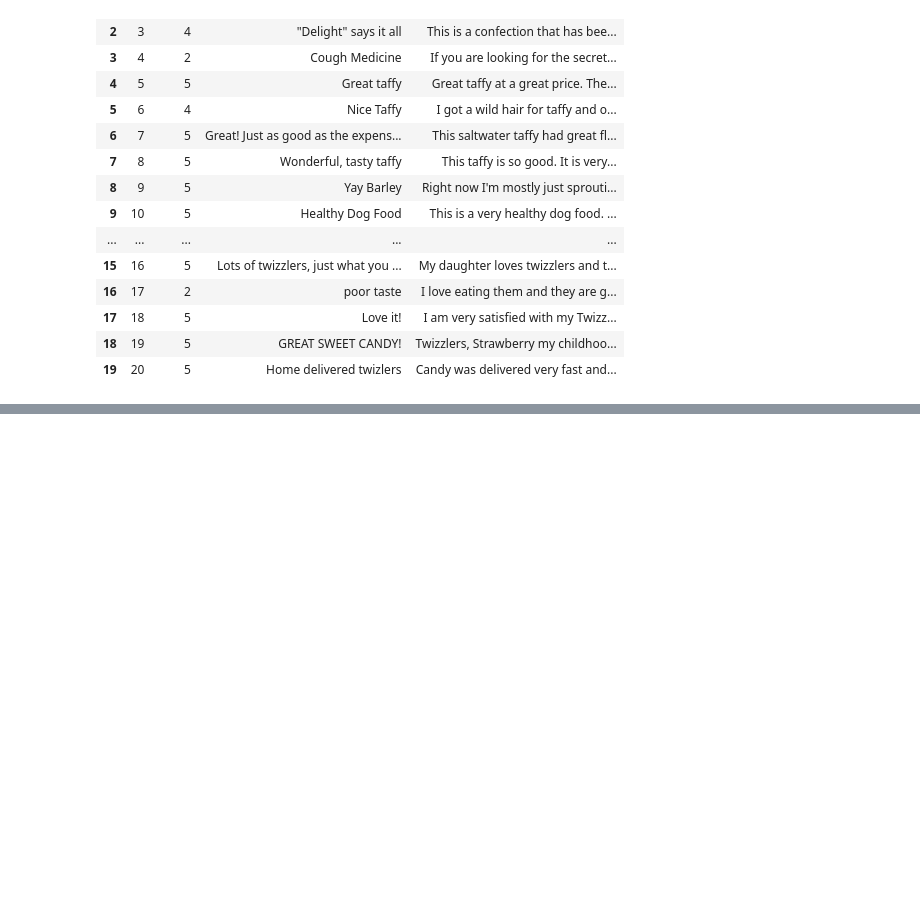
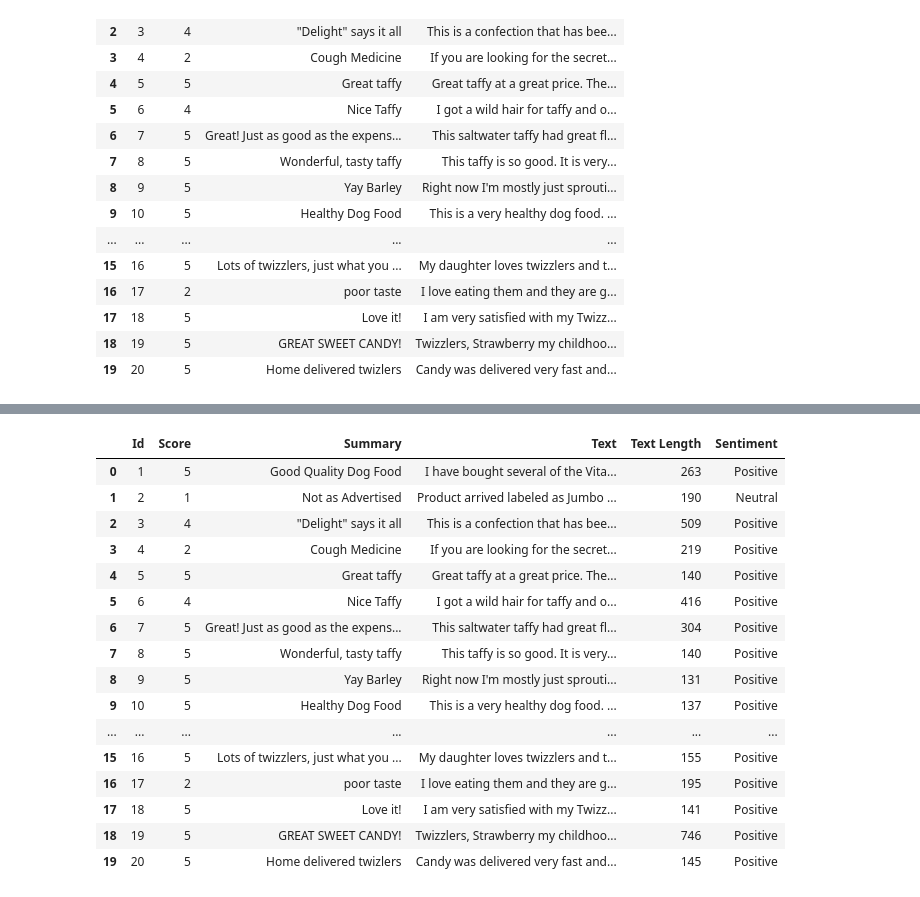
Before and after one commit to lenasarien/PFE-M2-DA, a Jupyter notebook: notebooks/Analyse_sentiments.ipynb, the cells around one changed output, grey strips where cells are left out. Drawn from its saved outputs; the diff is of its cells as text; code cells hidden in the pictures; blank space fills up the shorter version.

```diff
--- a/notebooks/Analyse_sentiments.ipynb
+++ b/notebooks/Analyse_sentiments.ipynb
@@ -57,0 +127,20 @@ reviews.head(20)
+# %%
+reviews.head(20)
+# %% [output]
+|  | Id | Score | Summary | Text | Text Length | Sentiment |
+| 0 | 1 | 5 | Good Quality Dog Food | I have bought several of the Vita... | 263 | Positive |
+| 1 | 2 | 1 | Not as Advertised | Product arrived labeled as Jumbo ... | 190 | Neutral |
+| 2 | 3 | 4 | "Delight" says it all | This is a confection that has bee... | 509 | Positive |
+| 3 | 4 | 2 | Cough Medicine | If you are looking for the secret... | 219 | Positive |
+| 4 | 5 | 5 | Great taffy | Great taffy at a great price. The... | 140 | Positive |
+| 5 | 6 | 4 | Nice Taffy | I got a wild hair for taffy and o... | 416 | Positive |
+| 6 | 7 | 5 | Great! Just as good as the expens... | This saltwater taffy had great fl... | 304 | Positive |
+| 7 | 8 | 5 | Wonderful, tasty taffy | This taffy is so good. It is very... | 140 | Positive |
+| 8 | 9 | 5 | Yay Barley | Right now I'm mostly just sprouti... | 131 | Positive |
+| 9 | 10 | 5 | Healthy Dog Food | This is a very healthy dog food. ... | 137 | Positive |
+| ... | ... | ... | ... | ... | ... | ... |
+| 15 | 16 | 5 | Lots of twizzlers, just what you ... | My daughter loves twizzlers and t... | 155 | Positive |
+| 16 | 17 | 2 | poor taste | I love eating them and they are g... | 195 | Positive |
+| 17 | 18 | 5 | Love it! | I am very satisfied with my Twizz... | 141 | Positive |
+| 18 | 19 | 5 | GREAT SWEET CANDY! | Twizzlers, Strawberry my childhoo... | 746 | Positive |
+| 19 | 20 | 5 | Home delivered twizlers | Candy was delivered very fast and... | 145 | Positive |
```
Also changed, not shown: parts of 8 cells of this notebook.
